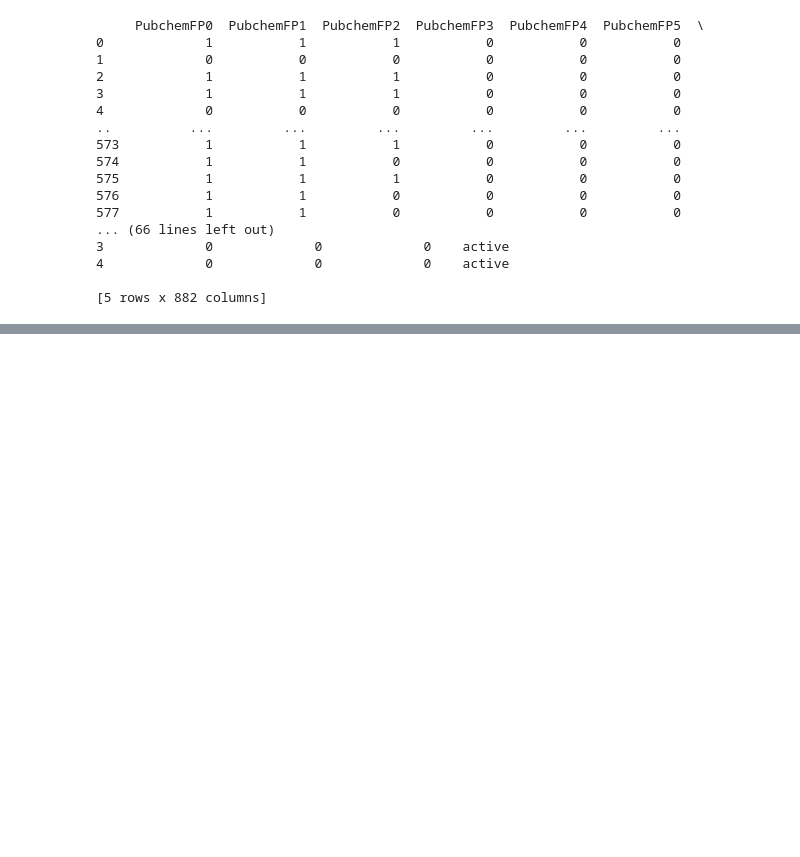
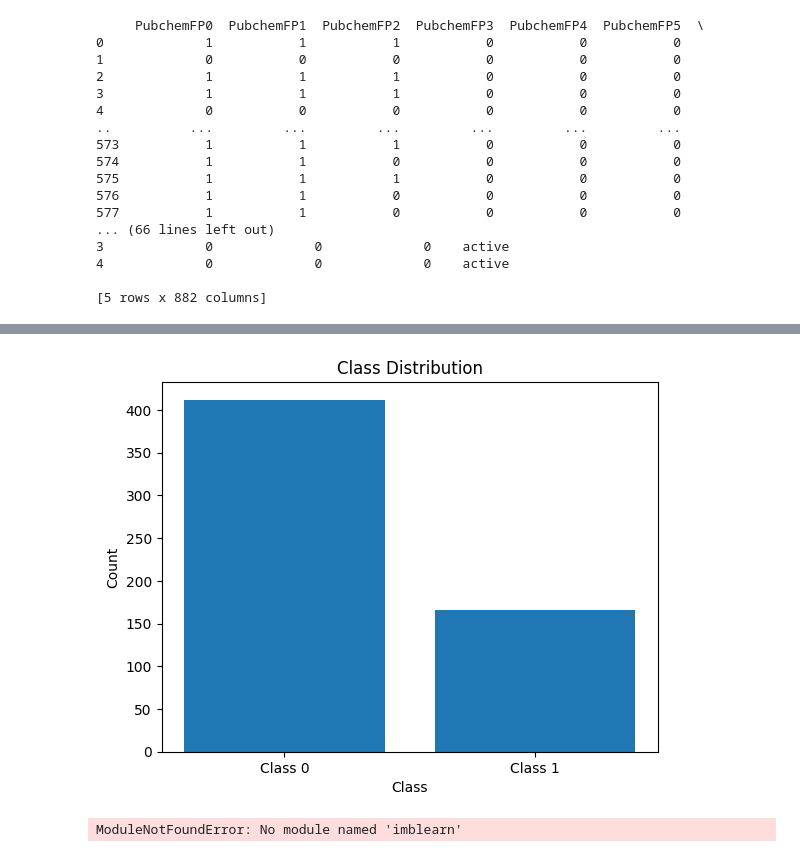
Before and after one commit to Sandip-Maity-2023/Logic-building-with-Python, a Jupyter notebook: Exploratory Data Analysis Lab/random sampling.ipynb, the cells around one changed output, grey strips where cells are left out. Cells and saved outputs as stored; diff of their text form; code cells hidden in the pictures; blank space fills up the shorter version.

```diff
--- a/Exploratory Data Analysis Lab/random sampling.ipynb
+++ b/Exploratory Data Analysis Lab/random sampling.ipynb
@@ -30,0 +69,25 @@ y = data['PubchemFP1']
+# %%
+import matplotlib.pyplot as plt
+import pandas as pd
+data = pd.read_csv('randomdata.csv')
+x=data.drop(["Activity"],axis=1)
+y=data["Activity"]
+
+count_class = y.value_counts() # Count the occurrences of each class
+plt.bar(count_class.index, count_class.values)
+plt.xlabel('Class')
+plt.ylabel('Count')
+plt.title('Class Distribution')
+plt.xticks(count_class.index, ['Class 0', 'Class 1'])
+plt.show()
+# %% [output]
+[figure, added]
+# %%
+
+from imblearn.over_sampling import SMOTE
+
+smote=SMOTE(sampling_strategy='minority')
+x,y=smote.fit_resample(x,y)
+y.value_counts()
+# %% [output]
+ModuleNotFoundError: No module named 'imblearn'
```
Also changed, not shown: parts of 4 cells of this notebook.
